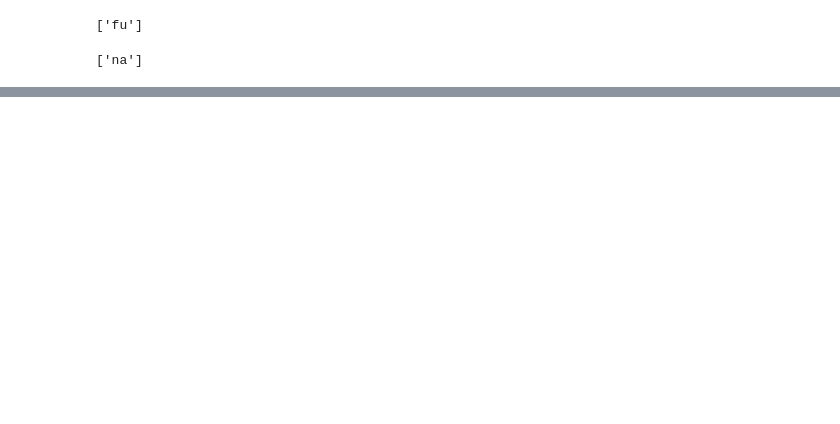
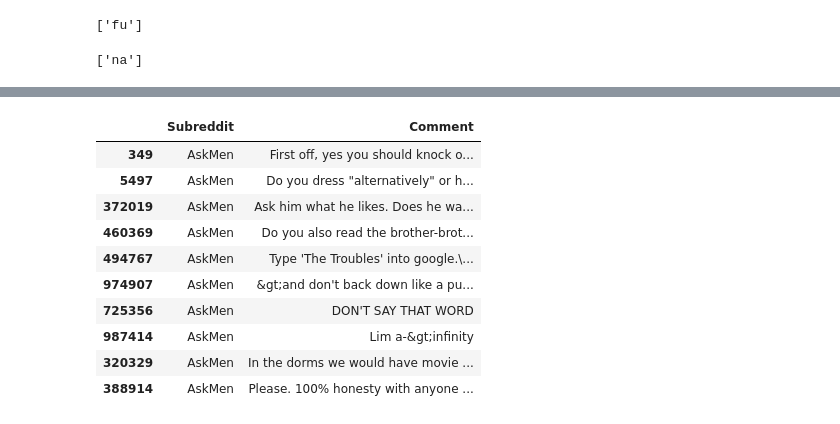
Before and after one commit to GazPrash/ClusteringRedditLanguageBiases, a Jupyter notebook: example1.ipynb, the cells around one changed output, grey strips where cells are left out. Saved outputs shown, nothing was run; the diff lists cells and outputs as text; code cells hidden in the pictures; blank space fills up the shorter version.

```diff
--- a/example1.ipynb
+++ b/example1.ipynb
@@ -11,18 +11,16 @@ sys.path.append(clustering)
 # %%
 import warnings
 warnings.filterwarnings("ignore")
-
 
 from bias_estimation import BiasEstimation
 from embeddings import Embedder
 from bert_embeddings import BertEmbedder
 
-datapath = "data/askmen.csv" # 7000 Comments
+datapath = "data/askmen_trainsample20k.csv" # 20,000 Comments
 
 TargetSet1 = ["sister" , "female" , "woman" , "girl" , "daughter" , "she" , "hers" , "her"]
 TargetSet2   = ["brother" , "male" , "man" , "boy" , "son" , "he" , "his" , "him"]
 
 bert_emb = BertEmbedder()
 bestimation = BiasEstimation(TargetSet1, TargetSet2, datapath, focus_column="Comment")
-cl1, cl2 = bestimation.NBiasedWords_Bert(500, bert_embed=bert_emb)
 # %% [output]
@@ -65,10 +157,23 @@ for clu in list(word_clusts2.values()):
 broadly_correct = []
 broadly_incorrect = []
 
-for word in bestimation.novec_words:
-    if word in word_clusts1_words  or word in word_clusts2_words:
-        broadly_correct.append(word)
-    else  : broadly_incorrect.append(word)
+cl_twords1 = []
+cl_twords2 = []
+
+for clkey1 in list(clusterwords1.values()):
+    for word, bias in clkey1:
+        cl_twords1.append((word, bias))
+        if word in word_clusts1_words:
+            broadly_correct.append((word, bias))
+        else  : broadly_incorrect.append((word, bias))
+
+
+for clkey2 in list(clusterwords2.values()):
+    for word, bias in clkey2:
+        cl_twords2.append((word, bias))
+        if word in word_clusts2_words:
+            broadly_correct.append((word, bias))
+        else  : broadly_incorrect.append((word, bias))
 
 len(broadly_correct), len(broadly_incorrect)
 # %% [output]
@@ -75,0 +288,15 @@ len(broadly_correct), len(broadly_incorrect)
+# %%
+for comment in ask_main_sample.Comment:
+    for word in comment:
+# %% [output]
+|  | Subreddit | Comment |
+| 349 | AskMen | First off, yes you should knock o... |
+| 5497 | AskMen | Do you dress "alternatively" or h... |
+| 372019 | AskMen | Ask him what he likes. Does he wa... |
+| 460369 | AskMen | Do you also read the brother-brot... |
+| 494767 | AskMen | Type 'The Troubles' into google.\... |
+| 974907 | AskMen | &gt;and don't back down like a pu... |
+| 725356 | AskMen | DON'T SAY THAT WORD |
+| 987414 | AskMen | Lim a-&gt;infinity |
+| 320329 | AskMen | In the dorms we would have movie ... |
+| 388914 | AskMen | Please. 100% honesty with anyone ... |
```
Also changed, not shown: parts of 19 cells of this notebook, 3 other files.
